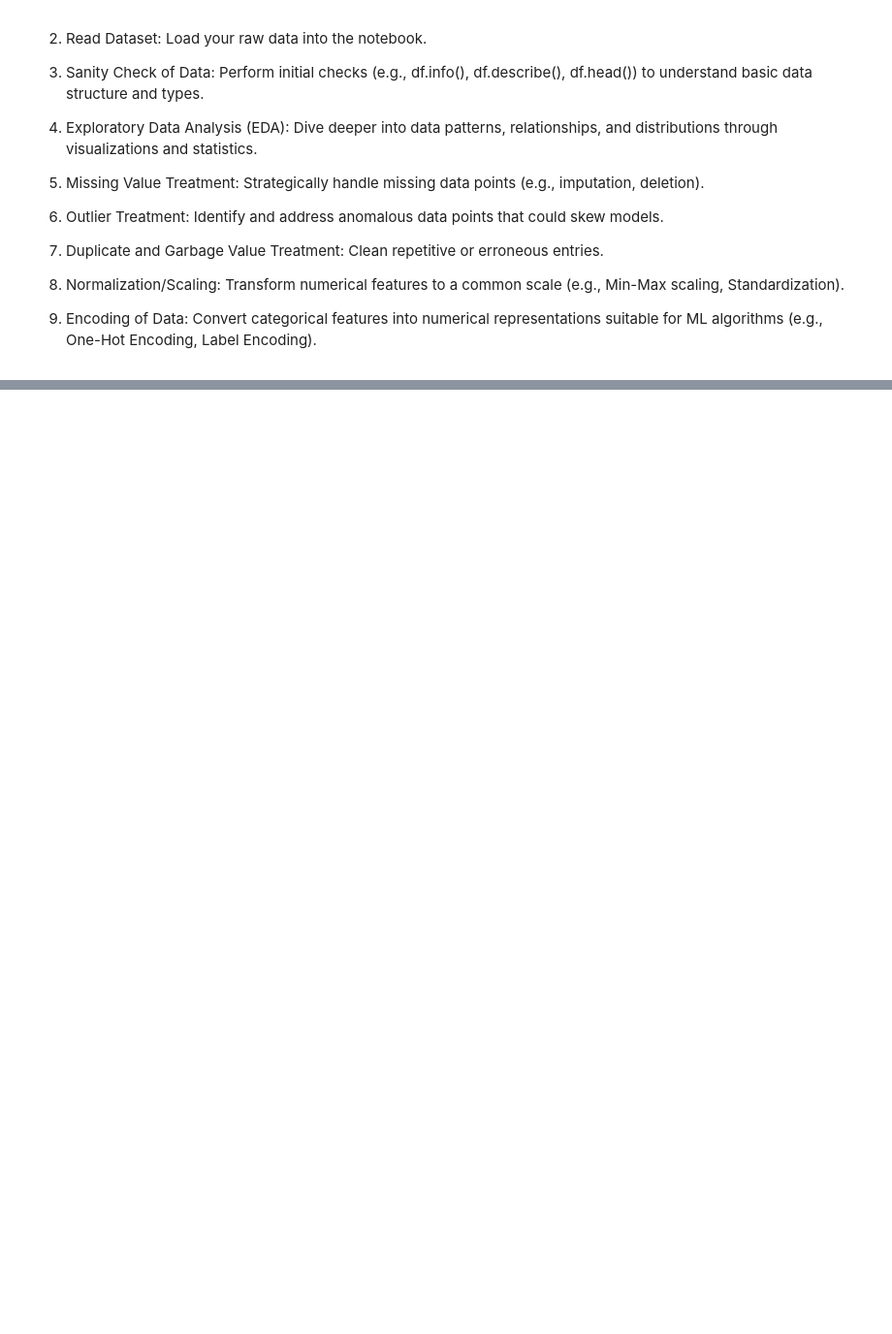
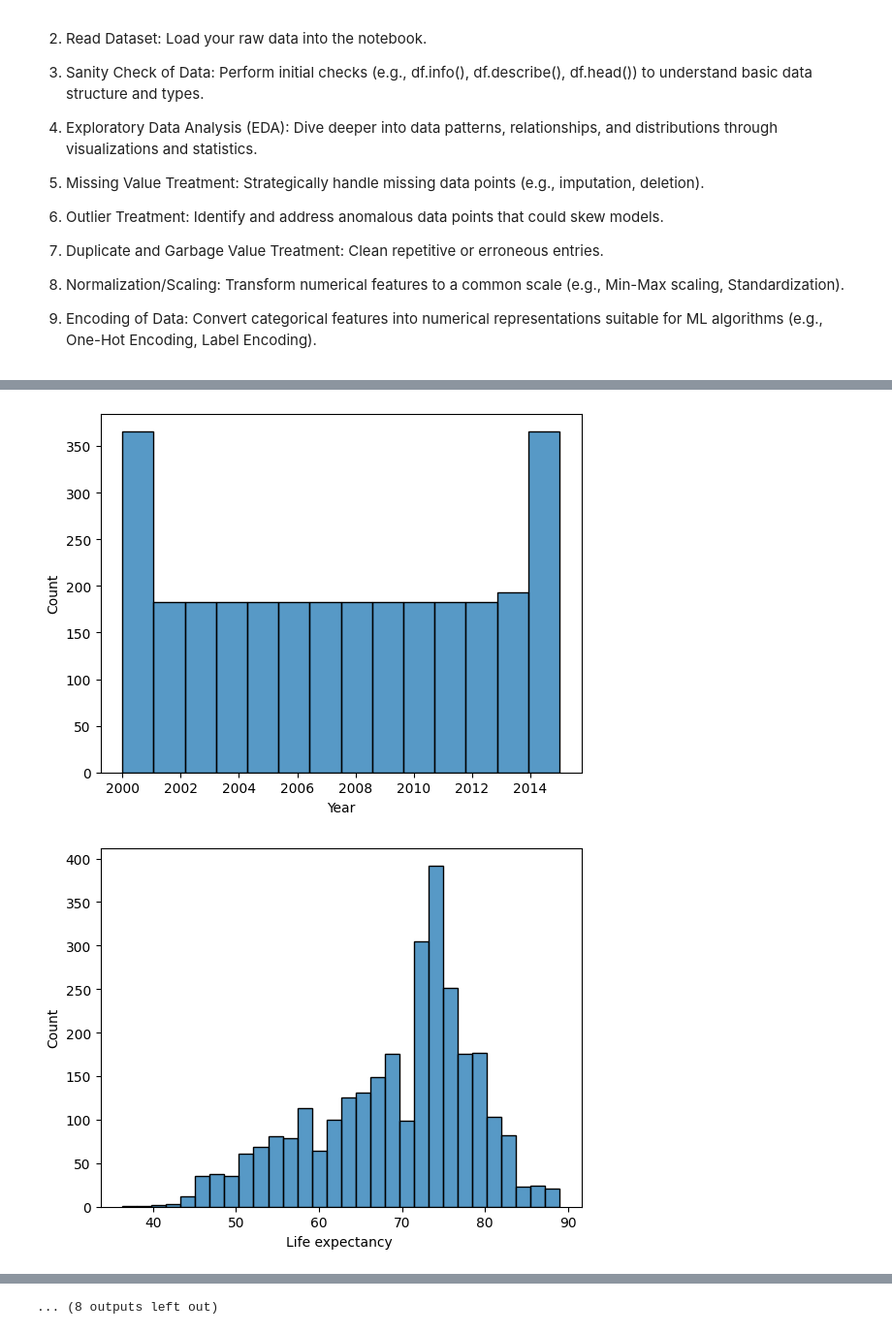
Before and after one commit to Antony2108/Antony2108, a Jupyter notebook: cookbook_data_science_ML_data_works.ipynb, the cells around one changed output, grey strips where cells are left out. Shown at 97% size. Cells and saved outputs as stored; diff of their text form; code cells hidden in the pictures; blank space fills up the shorter version.

```diff
--- a/cookbook_data_science_ML_data_works.ipynb
+++ b/cookbook_data_science_ML_data_works.ipynb
@@ -85,0 +90,4 @@ import seaborn as sns
+# %%
+# Sample dataset download from: https://www.kaggle.com/datasets/kumarajarshi/life-expectancy-who
+
+df = pd.read_csv('Life Expectancy Data.csv')
@@ -85,0 +207,5 @@ import seaborn as sns
+# %%
+# Identifiying garbage values
+for i in df.select_dtypes(include=['object']).columns:
+  print(df[i].value_counts())
+  print('***'*10)
@@ -85,0 +264,11 @@ import seaborn as sns
+# %%
+# Histogram to understand the distribution
+# import warnings
+# warnings.filterwarnings('ignore')
+
+for i in df.select_dtypes(include='number').columns:
+  sns.histplot(data=df, x=i)
+  plt.show()
+# %% [output]
+[figure, added]
+[figure, added]
@@ -85,0 +285 @@ import seaborn as sns
+... (8 outputs left out)
```
Also changed, not shown: parts of 20 cells of this notebook.
